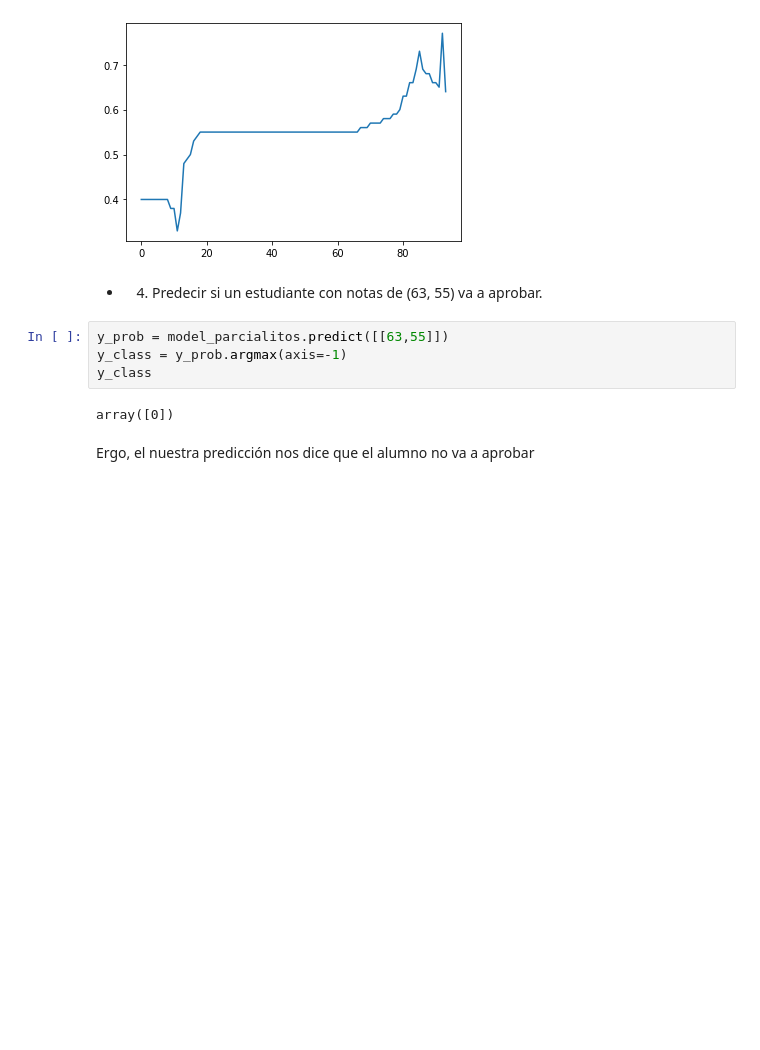
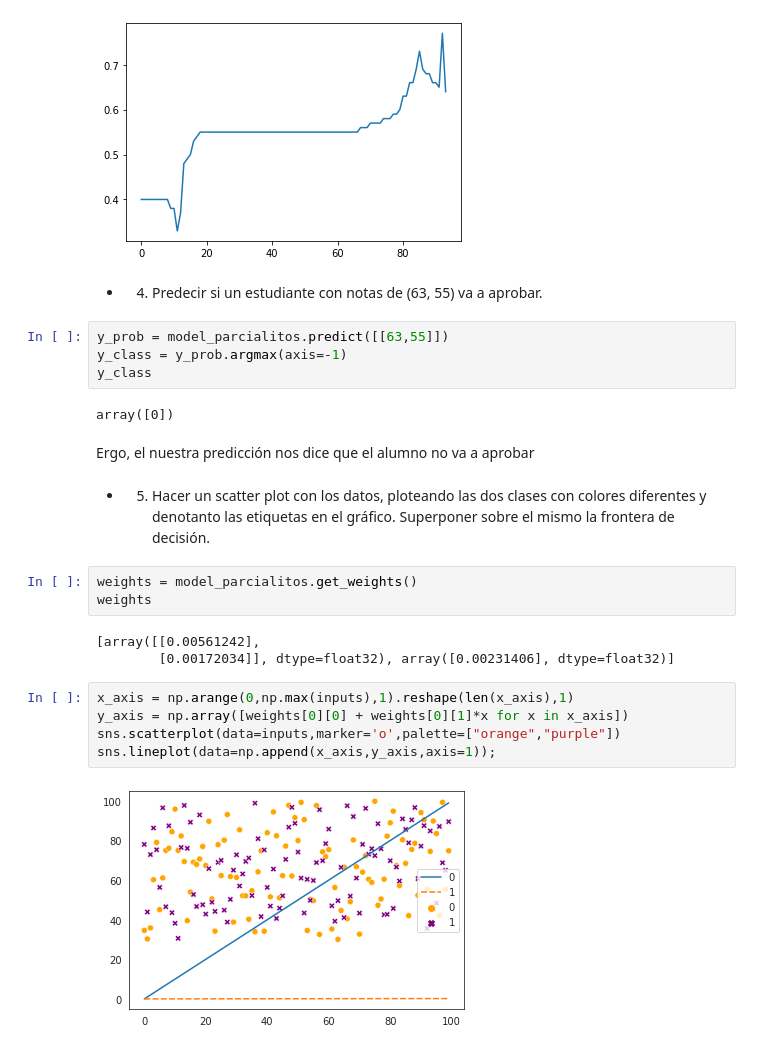
Before and after one commit to Nacho2904/pasantiacsc, a Jupyter notebook: regresion_logistica.ipynb, the cells around one changed output. Drawn from its saved outputs; the diff is of its cells as text; blank space fills up the shorter version.

```diff
--- a/regresion_logistica.ipynb
+++ b/regresion_logistica.ipynb
@@ -113,3 +117,20 @@ y_class
 array([0])
 # %% [markdown]
 Ergo, el nuestra predicción nos dice que el alumno no va a aprobar
+# %% [markdown]
+- 5) Hacer un scatter plot con los datos, ploteando las dos clases con colores diferentes
+y denotanto las etiquetas en el gráfico. Superponer sobre el mismo la frontera de
+decisión.
+# %%
+weights = model_parcialitos.get_weights()
+weights
+# %% [output]
+[array([[0.00561242],
+        [0.00172034]], dtype=float32), array([0.00231406], dtype=float32)]
+# %%
+x_axis = np.arange(0,np.max(inputs),1).reshape(len(x_axis),1)
+y_axis = np.array([weights[0][0] + weights[0][1]*x for x in x_axis])
+sns.scatterplot(data=inputs,marker='o',palette=["orange","purple"])
+sns.lineplot(data=np.append(x_axis,y_axis,axis=1));
+# %% [output]
+[figure, added]
```
Also changed, not shown: parts of 1 cell of this notebook.
